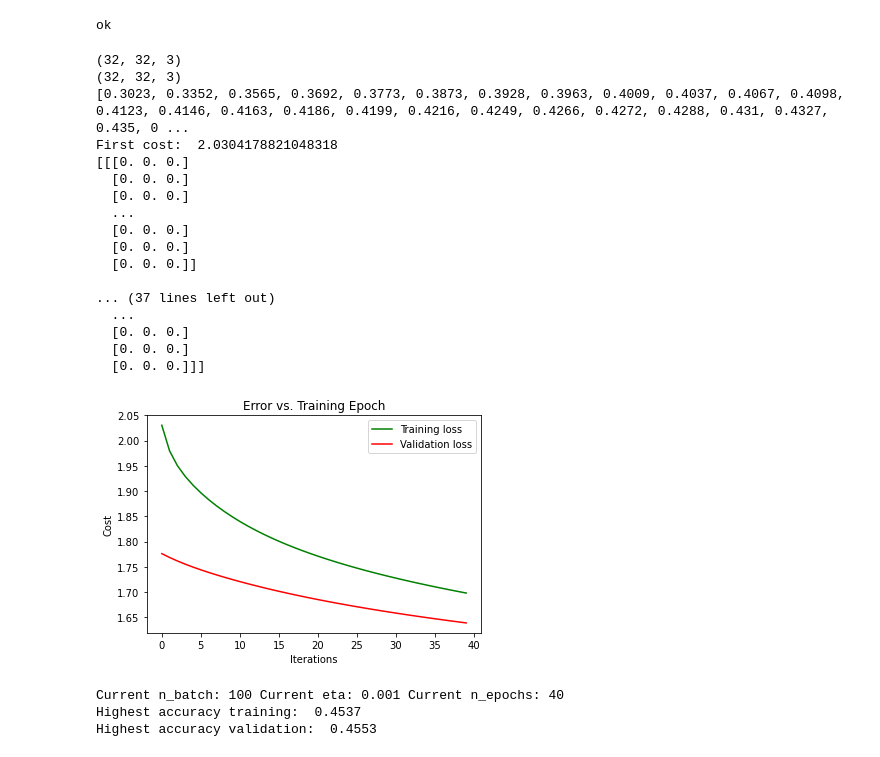
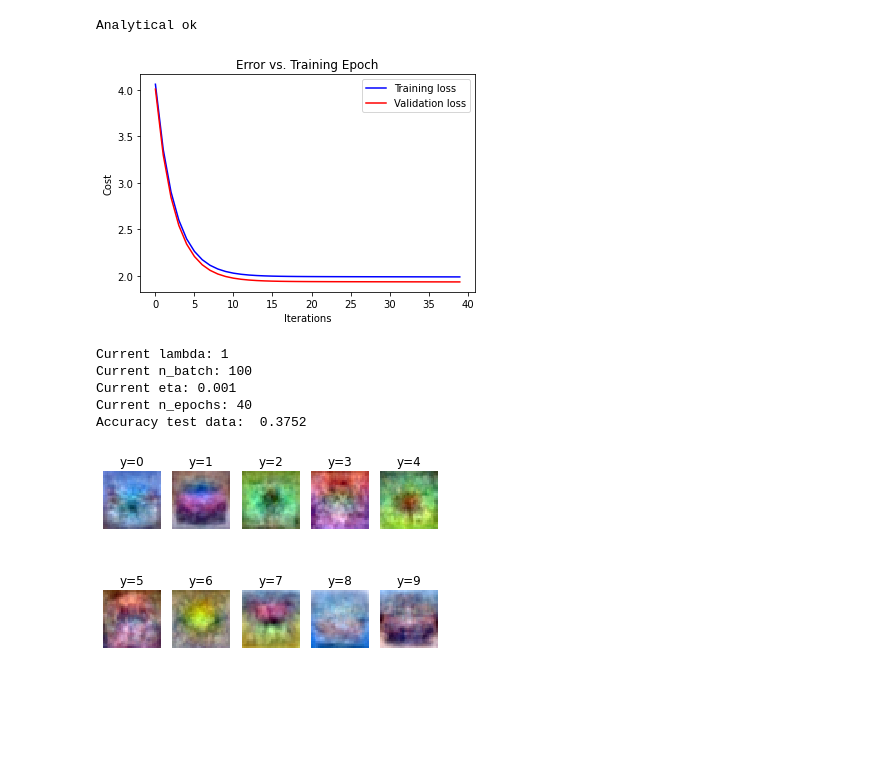
Before and after one commit to Akseluhr/Image-classification, a Jupyter notebook: Assignment1.m.ipynb, the cells around one changed output. Saved outputs shown, nothing was run; the diff lists cells and outputs as text; code cells hidden in the pictures; blank space fills up the shorter version.

```diff
--- a/Assignment1.m.ipynb
+++ b/Assignment1.m.ipynb
@@ -265,55 +288,50 @@ grad_W, grad_b = ComputeGradients(X_train_normalized[0:20, [1]], Y_train[:,[1]],
-# %%
-CompareGradients(X_train[0:20, [1]], Y_train[:, [1]], W[:, 0:20], b, 0, 1e-6)
-# %% [output]
-ok
-# %%
-GDparams = {'n_batch': 100, 'eta': 0.001, 'n_epochs': 40}
-
-#W_star, b_star =
-cost, accuracy_list, s_im, W, b = MiniBatchGD(X_train_normalized, Y_train, GDparams, W, b, 0)
-cost_val, accuracy_list_val, s_im_val, W_val, b_val = MiniBatchGD(X_val_train_normalized, Y_val_train, GDparams, W, b, 0)
-
-print(accuracy_list)
-# First cost seems fine compared to example in assignment
-print("First cost: ", cost[0])
-print(s_im)
-# %% [output]
-(32, 32, 3)
-(32, 32, 3)
-[0.3023, 0.3352, 0.3565, 0.3692, 0.3773, 0.3873, 0.3928, 0.3963, 0.4009, 0.4037, 0.4067, 0.4098, 0.4123, 0.4146, 0.4163, 0.4186, 0.4199, 0.4216, 0.4249, 0.4266, 0.4272, 0.4288, 0.431, 0.4327, 0.435, 0 ...
-First cost:  2.0304178821048318
-[[[0. 0. 0.]
-  [0. 0. 0.]
-  [0. 0. 0.]
-  ...
-  [0. 0. 0.]
-  [0. 0. 0.]
-  [0. 0. 0.]]
-
-... (37 lines left out)
-  ...
-  [0. 0. 0.]
-  [0. 0. 0.]
-  [0. 0. 0.]]]
+# %%
+threshold = 1e-6
+CompareGradients(X_train[0:20, [1]], Y_train[:, [1]], W[:, 0:20], b, 0, threshold)
+#CompareGradients(X_train[0:1000, [1]], Y_train[:, [1]], W[:, 0:1000], b, 0, threshold)
+#CompareGradients(X_train[0:3072, [1]], Y_train[:, [1]], W[:, 0:3072], b, 0, threshold)
+# %% [output]
+Analytical ok
+# %%
+# Hyperparams
+GDparams = {'n_batch': 100, 'eta': 0.001, 'n_epochs': 40}
+lambd = 1
+
+# Train data
+cost, accuracy_list, s_im, W_upd, b_upd = MiniBatchGD(X_train_normalized, Y_train, GDparams, W, b, lambd)
+
+# Validation data
+cost_val, accuracy_list_val, s_im_val, W_upd_val, b_upd_val = MiniBatchGD(X_val_train_normalized, Y_val_train, GDparams, W, b, lambd)
+
+# Test data
+#cost_test, accuracy_list_test, s_im_val, W_upd_test, b_upd_test = MiniBatchGD(X_test_train_normalized, Y_test_train, GDparams, W, b, lambd)
+Acc = ComputeAccuracy(X_test_train_normalized, y_test_test, W_upd, b_upd)
 # %%
 # Losses looks very weird compared to the ones in the assignment
 # Also, why the hell is training losing more than validaiton
 # Accuracy low AF
 fig, ax = plt.subplots()
-ax.plot(np.arange(GDparams['n_epochs']), cost, 'g', label='Training loss')
+ax.plot(np.arange(GDparams['n_epochs']), cost, 'b', label='Training loss')
 ax.plot(np.arange(GDparams['n_epochs']), cost_val, 'r', label='Validation loss')
 ax.set_xlabel('Iterations')
 ax.set_ylabel('Cost')
 ax.set_title('Error vs. Training Epoch')
 plt.legend()
 plt.show()
 
-{'n_batch': 100, 'eta': 0.001, 'n_epochs': 40}
-print("Current n_batch:", GDparams['n_batch'], "Current eta:", GDparams['eta'], "Current n_epochs:", GDparams['n_epochs'])
-print("Highest accuracy training: ", max(accuracy_list))
-print("Highest accuracy validation: ", max(accuracy_list_val))
+print("Current lambda:", lambd)
+print("Current n_batch:", GDparams['n_batch'])
+print("Current eta:", GDparams['eta'])
+print("Current n_epochs:", GDparams['n_epochs'])
+print("Accuracy test data: ", Acc)
+
+# Visualization of weight matrix W for each epoch
+montage(W_upd)
 # %% [output]
-[figure, old version]
+[figure, new version]
-Current n_batch: 100 Current eta: 0.001 Current n_epochs: 40
-Highest accuracy training:  0.4537
-Highest accuracy validation:  0.4553
+Current lambda: 1
+Current n_batch: 100
+Current eta: 0.001
+Current n_epochs: 40
+Accuracy test data:  0.3752
+[figure, added]
```
Also changed, not shown: parts of 8 cells of this notebook, 1 other file.
